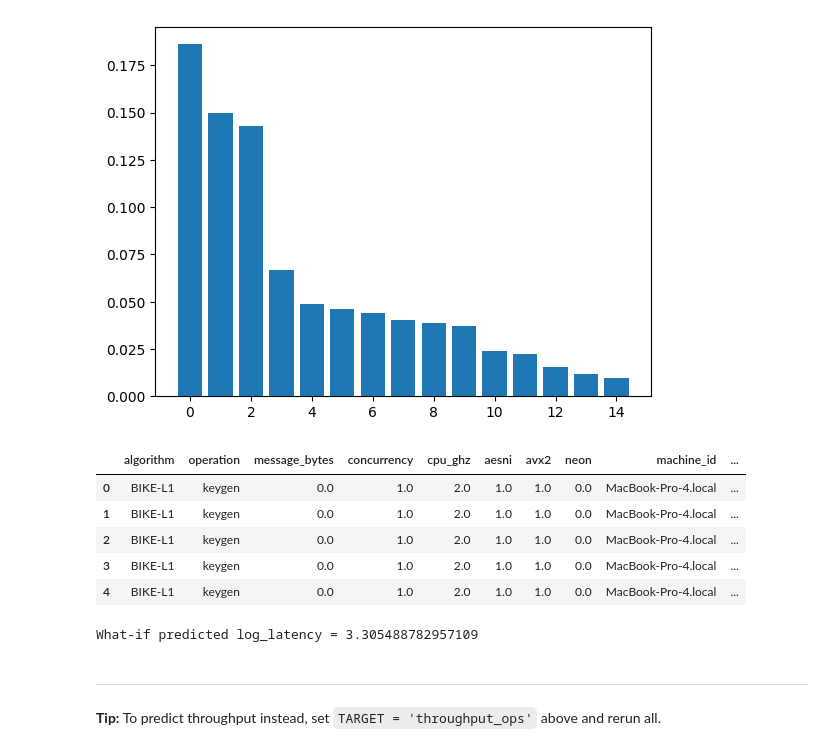
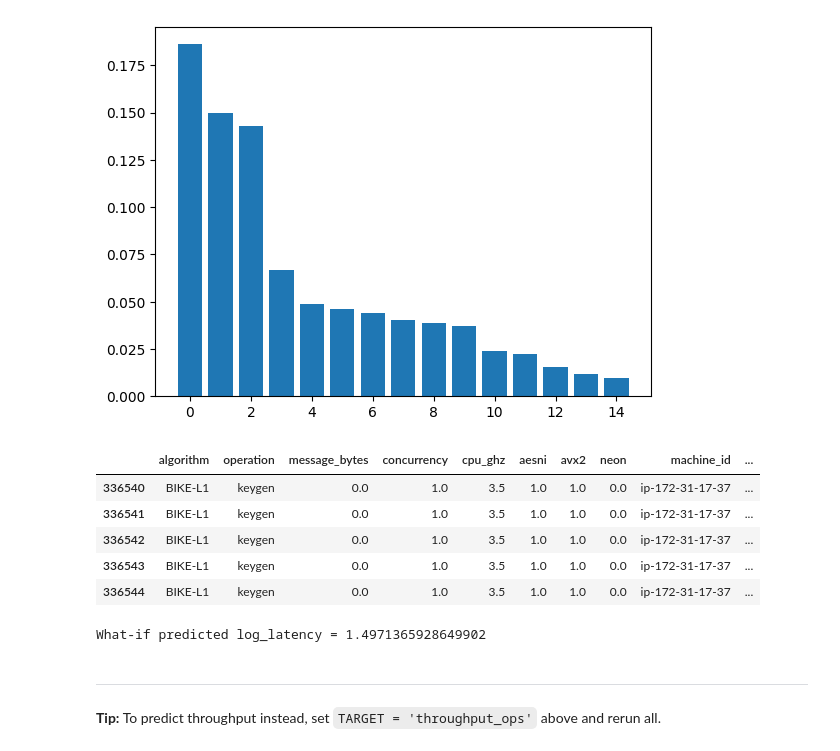
Before and after one commit to newspeedtech/381V-PQC-Perf-Modeling, a Jupyter notebook: pqc_project3.ipynb, the cells around one changed output. Cells and saved outputs as stored; diff of their text form; code cells hidden in the pictures.

```diff
--- a/pqc_project3.ipynb
+++ b/pqc_project3.ipynb
@@ -1204,44 +1203,43 @@ except Exception as e:
 Feature importance plot skipped: list index out of range
 [figure]
 # %%
-X_train.head()
+X_test.head()
 # %% [output]
 |  | algorithm | operation | message_bytes | concurrency | cpu_ghz | aesni | avx2 | neon | machine_id | ... |
-| 0 | BIKE-L1 | keygen | 0.0 | 1.0 | 2.0 | 1.0 | 1.0 | 0.0 | MacBook-Pro-4.local | ... |
-| 1 | BIKE-L1 | keygen | 0.0 | 1.0 | 2.0 | 1.0 | 1.0 | 0.0 | MacBook-Pro-4.local | ... |
-| 2 | BIKE-L1 | keygen | 0.0 | 1.0 | 2.0 | 1.0 | 1.0 | 0.0 | MacBook-Pro-4.local | ... |
-| 3 | BIKE-L1 | keygen | 0.0 | 1.0 | 2.0 | 1.0 | 1.0 | 0.0 | MacBook-Pro-4.local | ... |
-| 4 | BIKE-L1 | keygen | 0.0 | 1.0 | 2.0 | 1.0 | 1.0 | 0.0 | MacBook-Pro-4.local | ... |
+| 336540 | BIKE-L1 | keygen | 0.0 | 1.0 | 3.5 | 1.0 | 1.0 | 0.0 | ip-172-31-17-37 | ... |
+| 336541 | BIKE-L1 | keygen | 0.0 | 1.0 | 3.5 | 1.0 | 1.0 | 0.0 | ip-172-31-17-37 | ... |
+| 336542 | BIKE-L1 | keygen | 0.0 | 1.0 | 3.5 | 1.0 | 1.0 | 0.0 | ip-172-31-17-37 | ... |
+| 336543 | BIKE-L1 | keygen | 0.0 | 1.0 | 3.5 | 1.0 | 1.0 | 0.0 | ip-172-31-17-37 | ... |
+| 336544 | BIKE-L1 | keygen | 0.0 | 1.0 | 3.5 | 1.0 | 1.0 | 0.0 | ip-172-31-17-37 | ... |
 # %%
-# What-if helper using your best model (rf/xgb/ridge)
-best_model = rf  # change if another model performs better
+# try predicting with model (rf/xgb/ridge)
+best_model = xgb_pipe
 
 def predict_target(example: dict, model, X_train):
     import pandas as pd
 
-    # 1. Build a row with EXACTLY the same columns as X_train
+    # Build a row
     row = {col: example.get(col, None) for col in X_train.columns}
-    X_ex = pd.DataFrame([row])
+    ex = pd.DataFrame([row])
 
-    # 2. Figure out which columns are numeric vs not, based on training data
     numeric_cols = X_train.select_dtypes(include="number").columns
     non_numeric_cols = X_train.columns.difference(numeric_cols)
 
-    # 3. Coerce numeric columns to numbers and fill missing with 0 (or median, etc.)
-    X_ex[numeric_cols] = (
-        X_ex[numeric_cols]
+    # fill missing with 0
+    ex[numeric_cols] = (
+        ex[numeric_cols]
         .apply(pd.to_numeric, errors="coerce")
         .fillna(0)
     )
 
-    # 4. For non-numeric columns, fill missing with mode or empty string
+    # fill missing with mode or empty string
     for col in non_numeric_cols:
-        if X_ex[col].isna().any():
+        if ex[col].isna().any():
             mode = X_train[col].mode()
             fill_value = mode.iloc[0] if not mode.empty else ""
-            X_ex[col] = X_ex[col].fillna(fill_value)
+            ex[col] = ex[col].fillna(fill_value)
 
-    return float(model.predict(X_ex)[0])
+    return float(model.predict(ex)[0])
 
 example = {
     "algorithm": "Dilithium3",
@@ -1264,11 +1262,11 @@ try:
     print("What-if predicted", TARGET, "=", predict_target(example, best_model, X_train))
 except Exception as e:
     print("What-if example failed:", e)
-    # Optional debugging: see what the model wants vs what it gets
+    # debugging
     print("Training columns:", list(X_train.columns))
     print("Example keys:", list(example.keys()))
 # %% [output]
-What-if predicted log_latency = 3.305488782957109
+What-if predicted log_latency = 1.4971365928649902
 # %% [markdown]
 ---
 **Tip:** To predict throughput instead, set `TARGET = 'throughput_ops'` above and rerun all.
```
Also changed, not shown: parts of 18 cells of this notebook, 1 other file.
